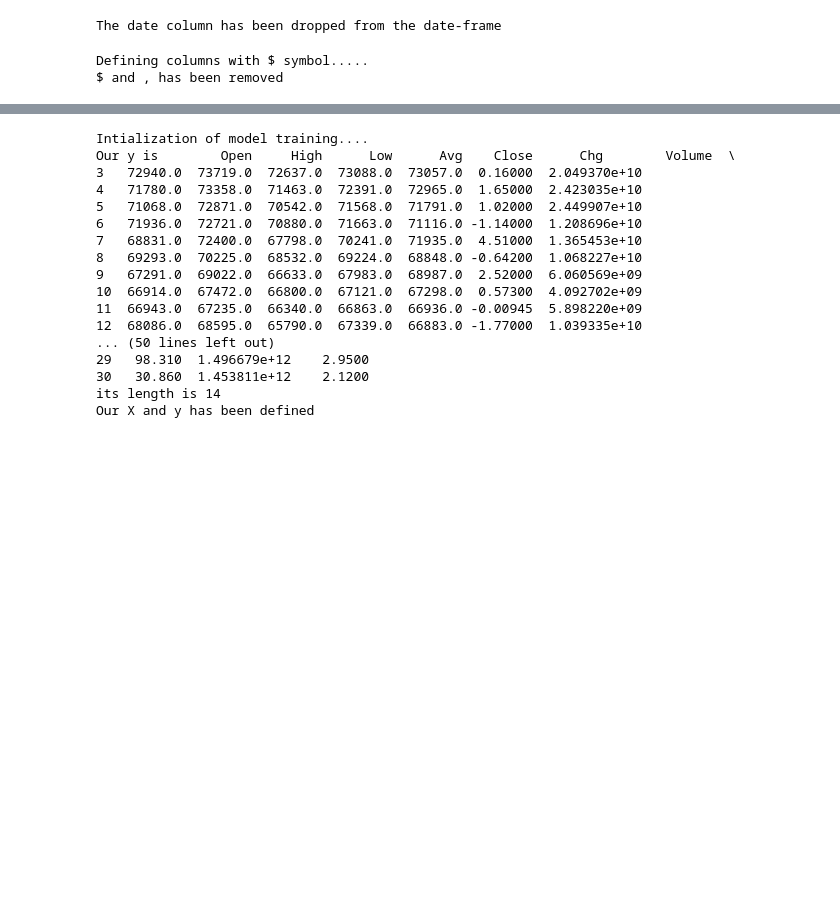
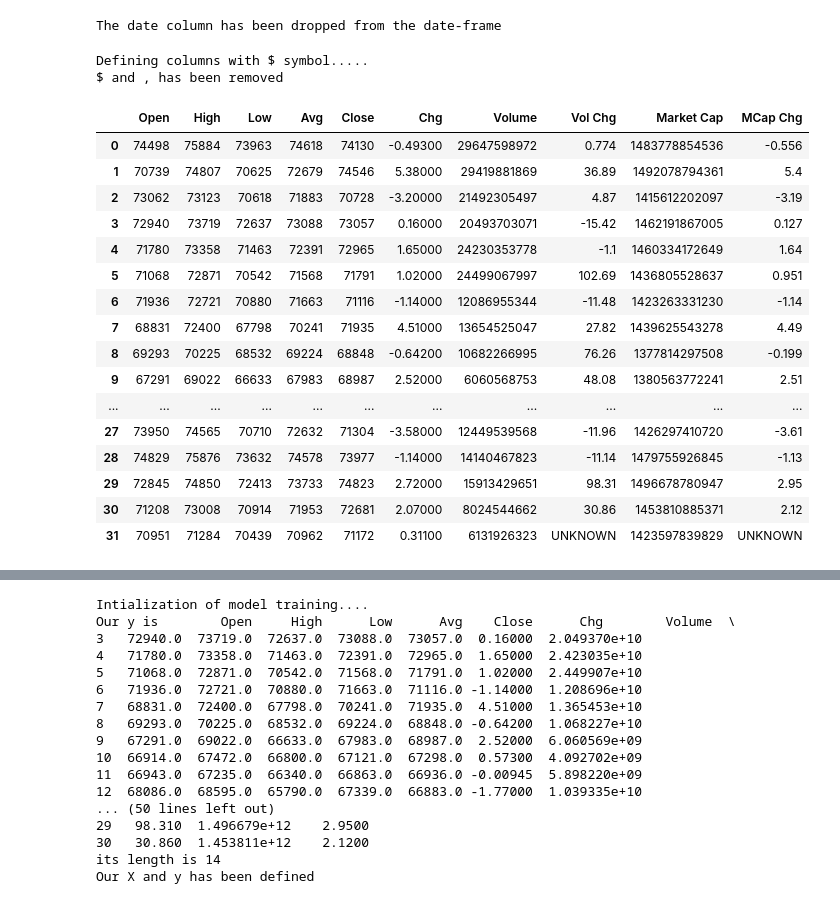
Before and after one commit to EddiePumpin/Group_Lima_BTC_Price_prediction, a Jupyter notebook: btc_price_prediction.ipynb, the cells around one changed output, grey strips where cells are left out. Saved outputs shown, nothing was run; the diff lists cells and outputs as text; code cells hidden in the pictures; blank space fills up the shorter version.

```diff
--- a/btc_price_prediction.ipynb
+++ b/btc_price_prediction.ipynb
@@ -75,21 +75,40 @@ The date column has been dropped from the date-frame
 # %%
 #4. We want to remove the $ from all the columns where the symbol is used
 
 print("Defining columns with $ symbol.....")
 
 dollar_columns = ["Open", "High", "Low", "Avg", "Close", "Volume", "Market Cap"]
 
 for col in dollar_columns:
     if col in df.columns:
         #df[col] = df[col].str.replace("$", "", regex=False).str.replace(",", "", regex=False).astype(float)
         df[col] = df[col].str.replace({"$": "", ",": ""})
     else:
         print(f"The column {col} cannot be found")
 
 print("$ and , has been removed")
+
+df.head(50)
 # %% [output]
 Defining columns with $ symbol.....
 $ and , has been removed
+|  | Open | High | Low | Avg | Close | Chg | Volume | Vol Chg | Market Cap | MCap Chg |
+| 0 | 74498 | 75884 | 73963 | 74618 | 74130 | -0.49300 | 29647598972 | 0.774 | 1483778854536 | -0.556 |
+| 1 | 70739 | 74807 | 70625 | 72679 | 74546 | 5.38000 | 29419881869 | 36.89 | 1492078794361 | 5.4 |
+| 2 | 73062 | 73123 | 70618 | 71883 | 70728 | -3.20000 | 21492305497 | 4.87 | 1415612202097 | -3.19 |
+| 3 | 72940 | 73719 | 72637 | 73088 | 73057 | 0.16000 | 20493703071 | -15.42 | 1462191867005 | 0.127 |
+| 4 | 71780 | 73358 | 71463 | 72391 | 72965 | 1.65000 | 24230353778 | -1.1 | 1460334172649 | 1.64 |
+| 5 | 71068 | 72871 | 70542 | 71568 | 71791 | 1.02000 | 24499067997 | 102.69 | 1436805528637 | 0.951 |
+| 6 | 71936 | 72721 | 70880 | 71663 | 71116 | -1.14000 | 12086955344 | -11.48 | 1423263331230 | -1.14 |
+| 7 | 68831 | 72400 | 67798 | 70241 | 71935 | 4.51000 | 13654525047 | 27.82 | 1439625543278 | 4.49 |
+| 8 | 69293 | 70225 | 68532 | 69224 | 68848 | -0.64200 | 10682266995 | 76.26 | 1377814297508 | -0.199 |
+| 9 | 67291 | 69022 | 66633 | 67983 | 68987 | 2.52000 | 6060568753 | 48.08 | 1380563772241 | 2.51 |
+| ... | ... | ... | ... | ... | ... | ... | ... | ... | ... | ... |
+| 27 | 73950 | 74565 | 70710 | 72632 | 71304 | -3.58000 | 12449539568 | -11.96 | 1426297410720 | -3.61 |
+| 28 | 74829 | 75876 | 73632 | 74578 | 73977 | -1.14000 | 14140467823 | -11.14 | 1479755926845 | -1.13 |
+| 29 | 72845 | 74850 | 72413 | 73733 | 74823 | 2.72000 | 15913429651 | 98.31 | 1496678780947 | 2.95 |
+| 30 | 71208 | 73008 | 70914 | 71953 | 72681 | 2.07000 | 8024544662 | 30.86 | 1453810885371 | 2.12 |
+| 31 | 70951 | 71284 | 70439 | 70962 | 71172 | 0.31100 | 6131926323 | UNKNOWN | 1423597839829 | UNKNOWN |
 # %%
 #5. Removal of whitespaces.
 
```
Also changed, not shown: parts of 3 cells of this notebook.
